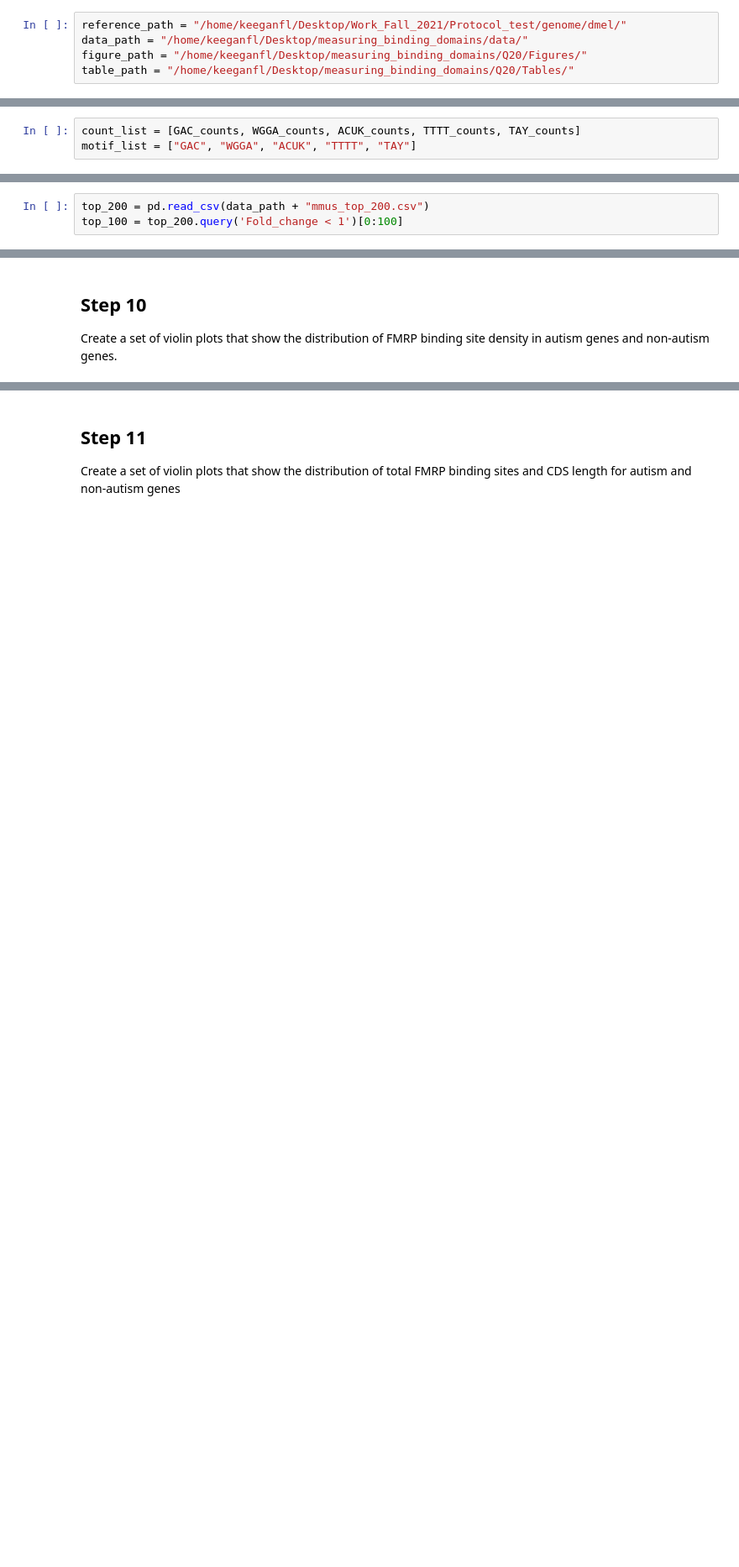
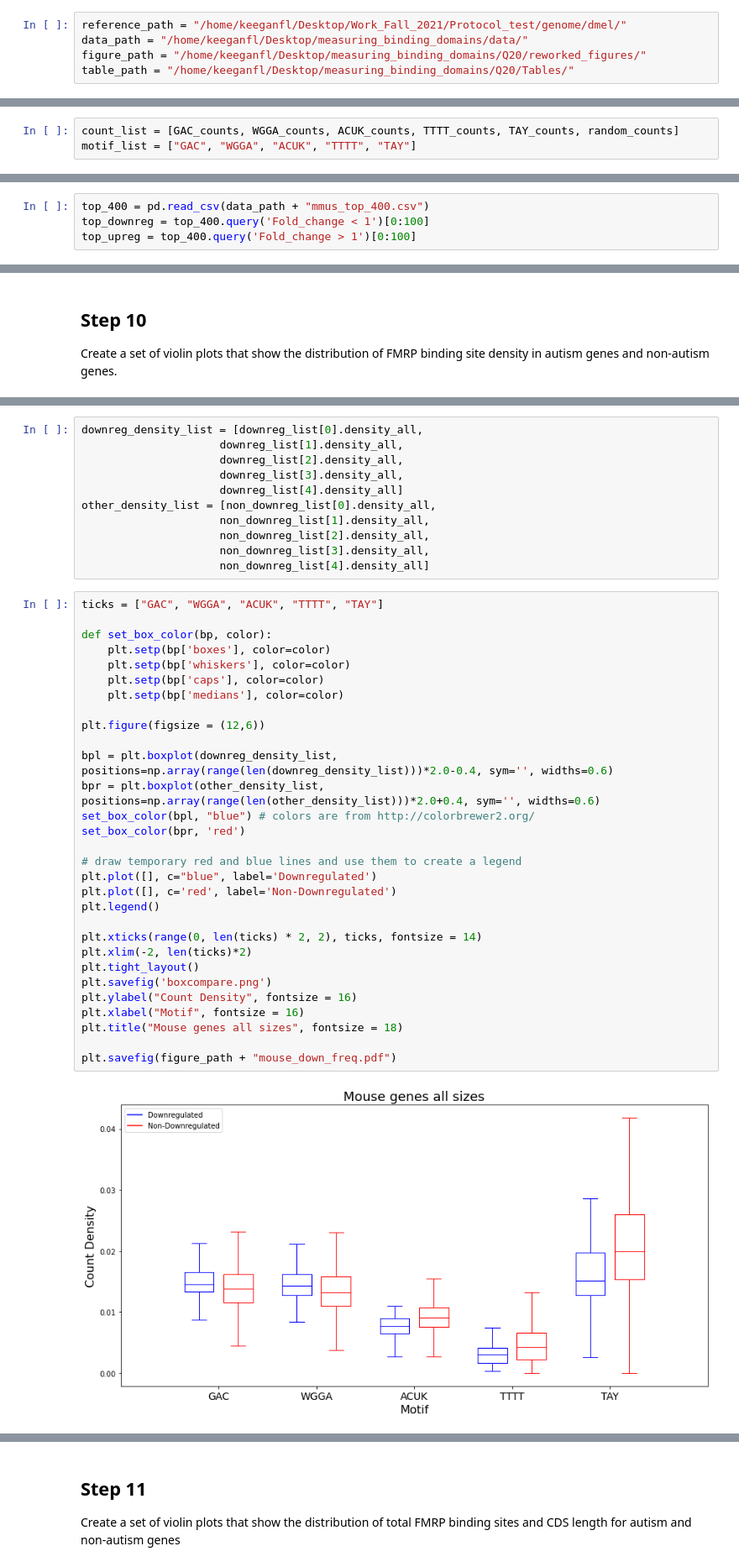
Before and after one commit to Raif-fl/measuring_binding_domains, a Jupyter notebook: notebooks/mmus_analysing_sequences.ipynb, the cells around one changed output, grey strips where cells are left out. Shown at 84% size. Cells and saved outputs as stored; diff of their text form; blank space fills up the shorter version.

```diff
--- a/notebooks/mmus_analysing_sequences.ipynb
+++ b/notebooks/mmus_analysing_sequences.ipynb
@@ -28,7 +28,7 @@ define the paths to our reference genome and annotation files as well as the pat
 # %%
 reference_path = "/home/keeganfl/Desktop/Work_Fall_2021/Protocol_test/genome/dmel/"
 data_path = "/home/keeganfl/Desktop/measuring_binding_domains/data/"
-figure_path = "/home/keeganfl/Desktop/measuring_binding_domains/Q20/Figures/"
+figure_path = "/home/keeganfl/Desktop/measuring_binding_domains/Q20/reworked_figures/"
 table_path = "/home/keeganfl/Desktop/measuring_binding_domains/Q20/Tables/"
 # %% [markdown]
 ## Step 4:
@@ -88,5 +111,5 @@ TAY_counts = utils.counter(transcripts, genome, sites = motif)
 # %%
-count_list = [GAC_counts, WGGA_counts, ACUK_counts, TTTT_counts, TAY_counts]
+count_list = [GAC_counts, WGGA_counts, ACUK_counts, TTTT_counts, TAY_counts, random_counts]
 motif_list = ["GAC", "WGGA", "ACUK", "TTTT", "TAY"]
 # %% [markdown]
 ## Step 6:
@@ -119,8 +142,9 @@ for i in count_list:
 ## Step 7:
 Load up a list the top 200 most significantly changed genes and then select the 100 most significantly downregulated genes.
 # %%
-top_200 = pd.read_csv(data_path + "mmus_top_200.csv")
-top_100 = top_200.query('Fold_change < 1')[0:100]
+top_400 = pd.read_csv(data_path + "mmus_top_400.csv")
+top_downreg = top_400.query('Fold_change < 1')[0:100]
+top_upreg = top_400.query('Fold_change > 1')[0:100]
 # %% [markdown]
 ## Step 8:
 merge the asd_gene_names and the fly counts together based on the shared gene names
@@ -267,0 +227,43 @@ fig.savefig(figure_path + "mouse_" + motif_name + "_frequency.pdf")
+# %%
+downreg_density_list = [downreg_list[0].density_all,
+                     downreg_list[1].density_all,
+                     downreg_list[2].density_all,
+                     downreg_list[3].density_all,
+                     downreg_list[4].density_all]
+other_density_list = [non_downreg_list[0].density_all,
+                     non_downreg_list[1].density_all,
+                     non_downreg_list[2].density_all,
+                     non_downreg_list[3].density_all,
+                     non_downreg_list[4].density_all]
+# %%
+ticks = ["GAC", "WGGA", "ACUK", "TTTT", "TAY"]
+
+def set_box_color(bp, color):
+    plt.setp(bp['boxes'], color=color)
+    plt.setp(bp['whiskers'], color=color)
+    plt.setp(bp['caps'], color=color)
+    plt.setp(bp['medians'], color=color)
+
+plt.figure(figsize = (12,6))
+
+bpl = plt.boxplot(downreg_density_list, positions=np.array(range(len(downreg_density_list)))*2.0-0.4, sym='', widths=0.6)
+bpr = plt.boxplot(other_density_list, positions=np.array(range(len(other_density_list)))*2.0+0.4, sym='', widths=0.6)
+set_box_color(bpl, "blue") # colors are from http://colorbrewer2.org/
+set_box_color(bpr, 'red')
+
+# draw temporary red and blue lines and use them to create a legend
+plt.plot([], c="blue", label='Downregulated')
+plt.plot([], c='red', label='Non-Downregulated')
+plt.legend()
+
+plt.xticks(range(0, len(ticks) * 2, 2), ticks, fontsize = 14)
+plt.xlim(-2, len(ticks)*2)
+plt.tight_layout()
+plt.savefig('boxcompare.png')
+plt.ylabel("Count Density", fontsize = 16)
+plt.xlabel("Motif", fontsize = 16)
+plt.title("Mouse genes all sizes", fontsize = 18)
+
+plt.savefig(figure_path + "mouse_down_freq.pdf")
+# %% [output]
+[figure, added]
```
Also changed, not shown: parts of 43 cells of this notebook, 35 other files.
